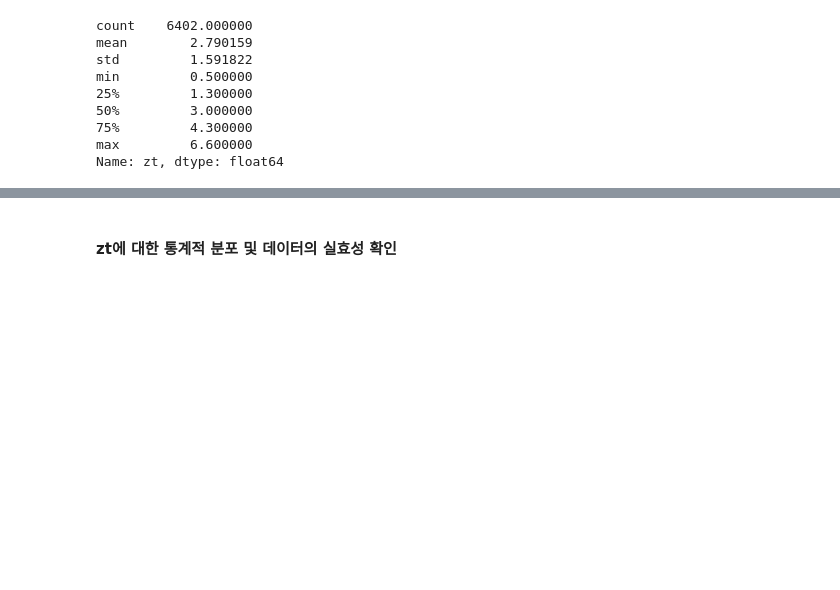
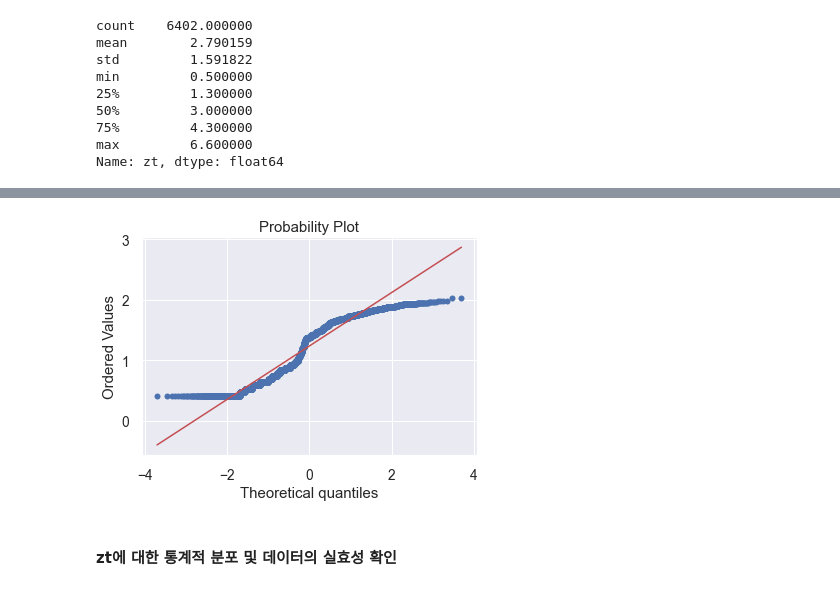
Before and after one commit to Hot-KimChi/ML_DL_study, a Jupyter notebook: To reduce measurement range.ipynb, the cells around one changed output, grey strips where cells are left out. Cells and saved outputs as stored; diff of their text form; code cells hidden in the pictures; blank space fills up the shorter version.

```diff
--- a/To reduce measurement range.ipynb
+++ b/To reduce measurement range.ipynb
@@ -67,3 +81,7 @@ sns.distplot(df_AOP['zt'], ax=ax[1])
+# %%
+res = stats.probplot(zt_log, plot=plt)
+# %% [output]
+[figure, added]
 # %% [markdown]
 #### zt에 대한 통계적 분포 및 데이터의 실효성 확인
 # %%
```
Also changed, not shown: parts of 6 cells of this notebook.
